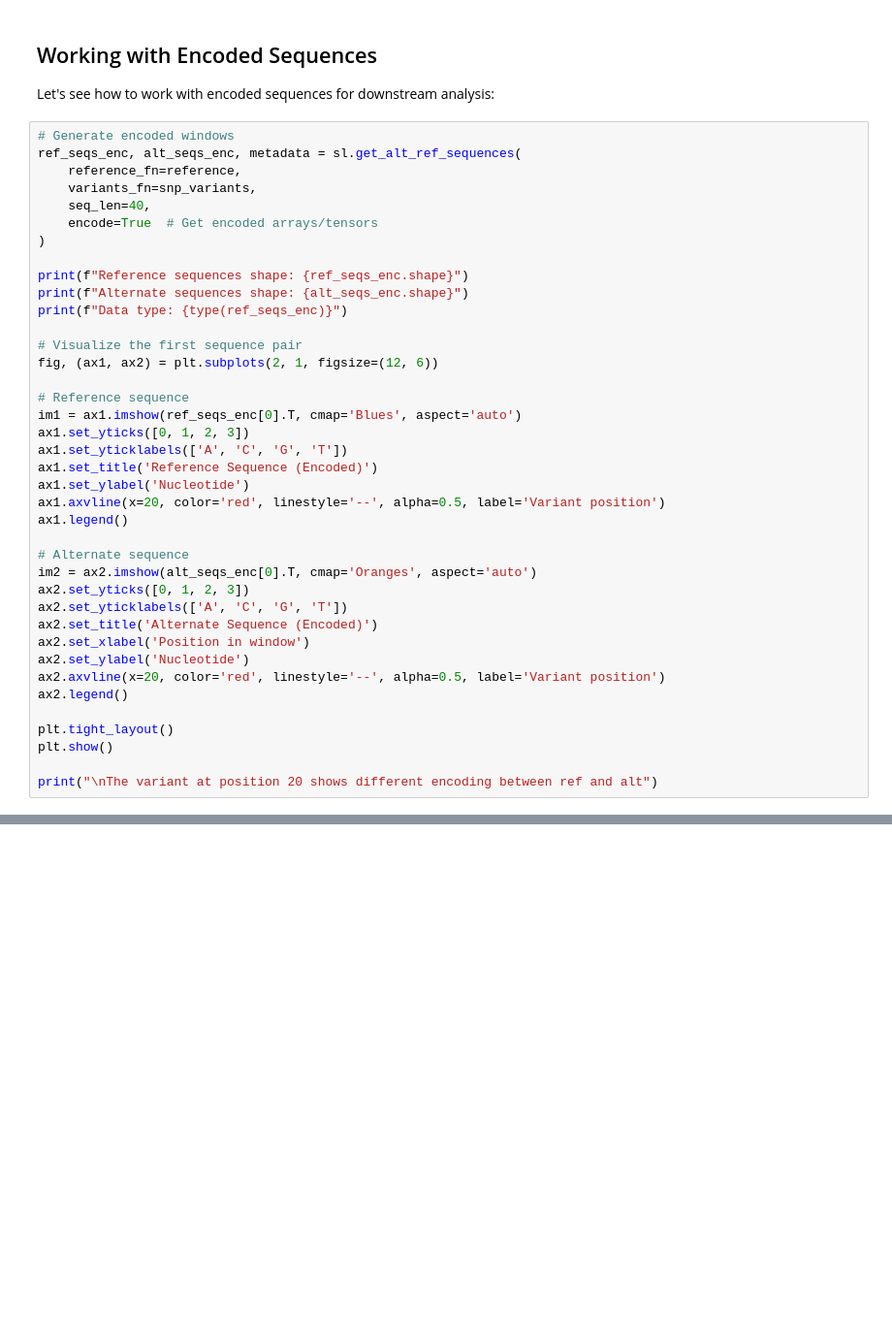
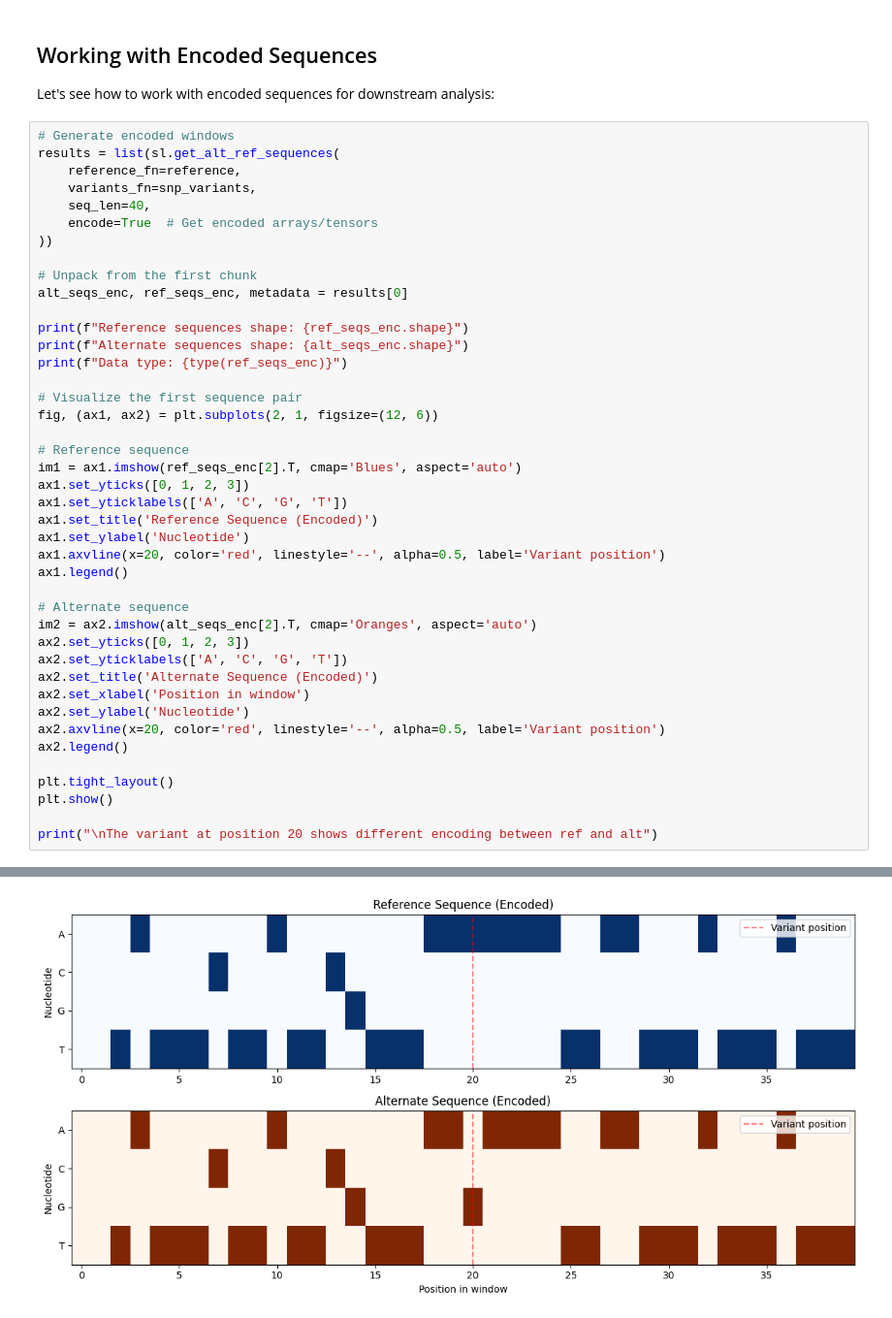
Before and after one commit to gladstone-institutes/supremo_lite, a Jupyter notebook: docs/notebooks/01_getting_started.ipynb, the cells around one changed output, grey strips where cells are left out. Shown: that part at 97% size. Cells and saved outputs as stored; diff of their text form; blank space fills up the shorter version.

```diff
--- a/docs/notebooks/01_getting_started.ipynb
+++ b/docs/notebooks/01_getting_started.ipynb
@@ -233,12 +257,15 @@ print(f"Match: {rc_decoded == rc_sequence}")
 Let's see how to work with encoded sequences for downstream analysis:
 # %%
 # Generate encoded windows
-ref_seqs_enc, alt_seqs_enc, metadata = sl.get_alt_ref_sequences(
+results = list(sl.get_alt_ref_sequences(
     reference_fn=reference,
     variants_fn=snp_variants,
     seq_len=40,
     encode=True  # Get encoded arrays/tensors
-)
+))
+
+# Unpack from the first chunk
+alt_seqs_enc, ref_seqs_enc, metadata = results[0]
 
 print(f"Reference sequences shape: {ref_seqs_enc.shape}")
 print(f"Alternate sequences shape: {alt_seqs_enc.shape}")
@@ -248,7 +275,7 @@ print(f"Data type: {type(ref_seqs_enc)}")
 fig, (ax1, ax2) = plt.subplots(2, 1, figsize=(12, 6))
 
 # Reference sequence
-im1 = ax1.imshow(ref_seqs_enc[0].T, cmap='Blues', aspect='auto')
+im1 = ax1.imshow(ref_seqs_enc[2].T, cmap='Blues', aspect='auto')
 ax1.set_yticks([0, 1, 2, 3])
 ax1.set_yticklabels(['A', 'C', 'G', 'T'])
 ax1.set_title('Reference Sequence (Encoded)')
@@ -257,7 +284,7 @@ ax1.axvline(x=20, color='red', linestyle='--', alpha=0.5, label='Variant positio
 ax1.legend()
 
 # Alternate sequence
-im2 = ax2.imshow(alt_seqs_enc[0].T, cmap='Oranges', aspect='auto')
+im2 = ax2.imshow(alt_seqs_enc[2].T, cmap='Oranges', aspect='auto')
 ax2.set_yticks([0, 1, 2, 3])
 ax2.set_yticklabels(['A', 'C', 'G', 'T'])
 ax2.set_title('Alternate Sequence (Encoded)')
@@ -270,3 +297,4 @@ plt.tight_layout()
 plt.show()
 
 print("\nThe variant at position 20 shows different encoding between ref and alt")
+# %% [output]
@@ -272,0 +304 @@ print("\nThe variant at position 20 shows different encoding between ref and alt
+[figure, added]
```
Also changed, not shown: parts of 16 cells of this notebook, 16 other files.
